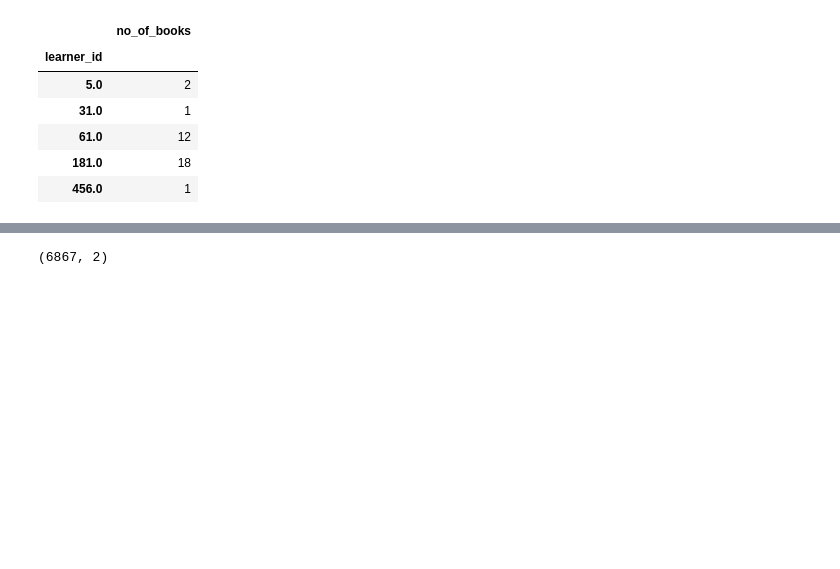
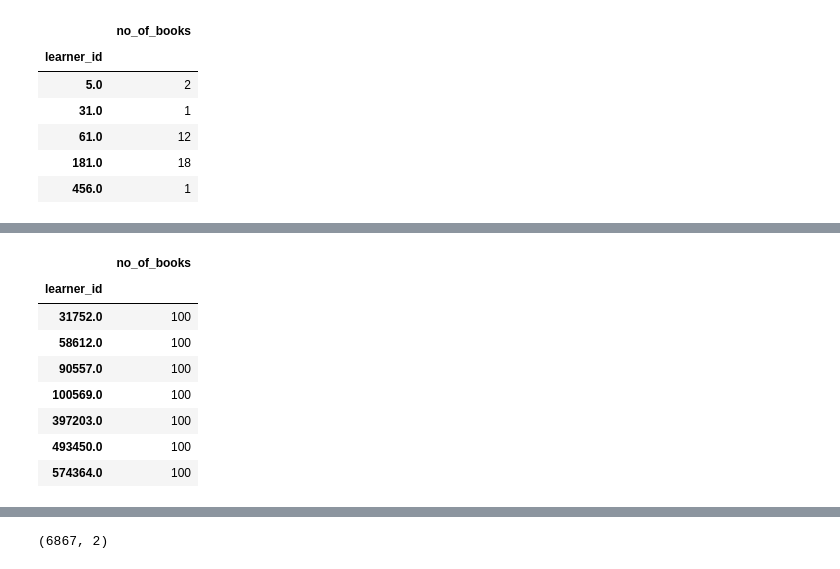
Before and after one commit to raviraju/recommender_system, a Jupyter notebook: debug_notebook_scripts/min no of books.ipynb, the cells around one changed output, grey strips where cells are left out. Cells and saved outputs as stored; diff of their text form; code cells hidden in the pictures; blank space fills up the shorter version.

```diff
--- a/debug_notebook_scripts/min no of books.ipynb
+++ b/debug_notebook_scripts/min no of books.ipynb
@@ -35,0 +78,12 @@ user_items_df.head()
+# %%
+user_items_df[user_items_df['no_of_books'] == 100]
+# %% [output]
+|  | no_of_books |
+| learner_id |  |
+| 31752.0 | 100 |
+| 58612.0 | 100 |
+| 90557.0 | 100 |
+| 100569.0 | 100 |
+| 397203.0 | 100 |
+| 493450.0 | 100 |
+| 574364.0 | 100 |
```
Also changed, not shown: parts of 4 cells of this notebook, 2 other files.
